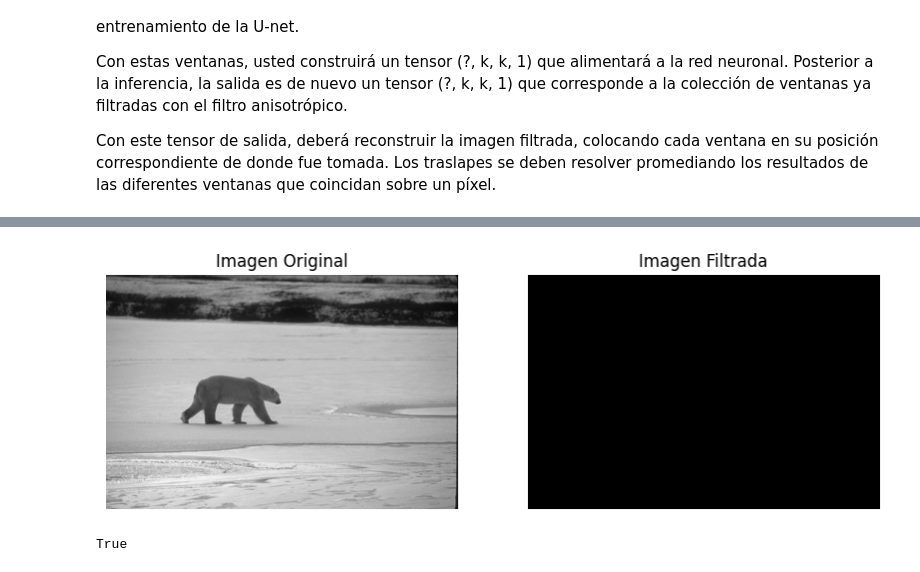
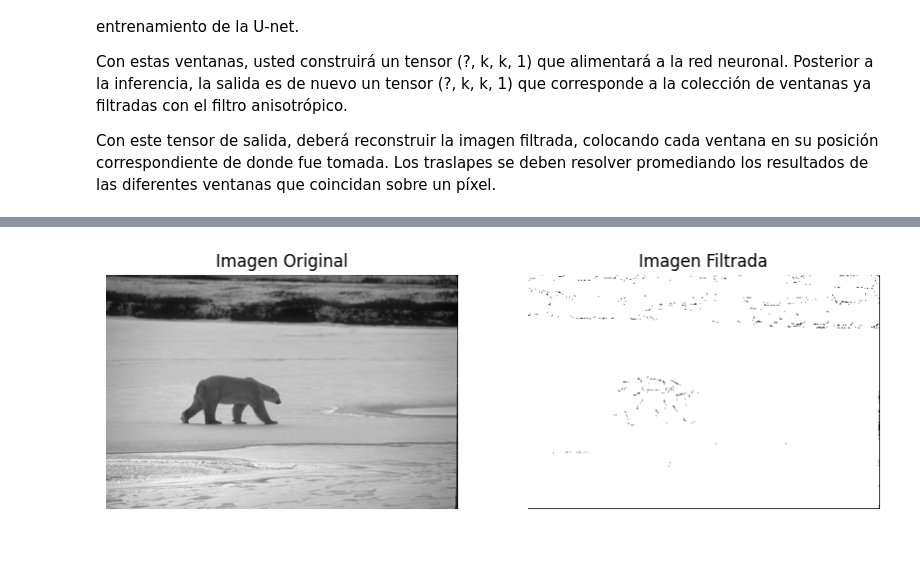
Before and after one commit to JuanCarlosBajan/Lab03_VC_UVG, a Jupyter notebook: lab3.ipynb, the cells around one changed output, grey strips where cells are left out. Cells and saved outputs as stored; diff of their text form; code cells hidden in the pictures.

Commit message:
new model

```diff
--- a/lab3.ipynb
+++ b/lab3.ipynb
@@ -285,8 +285,7 @@ Con este tensor de salida, deberá reconstruir la imagen filtrada, colocando cad
 # %%
 from tensorflow.keras.models import load_model
 import matplotlib.pyplot as plt
-from tensorflow.keras.models import load_model
-import matplotlib.pyplot as plt
+import cv2
 
 def dividir_en_ventanas(imagen, tamano_ventana):
     """Divide la imagen en ventanas de tamaño `tamano_ventana`."""
@@ -312,10 +311,10 @@ def reconstruir_imagen(tamano_imagen, tamano_ventana, ventanas_filtradas, posici
     return np.clip(imagen_reconstruida, 0, 255).astype(np.uint8)
 
 # Cargar el modelo entrenado
-model = load_model('unet_model.h5')
+model = load_model('unet_model_2.h5')
 
 # Cargar una imagen de test en escala de grises
-imagen_test_path = '/content/Descargas_BSDS500/imgs/100007.jpg'
+imagen_test_path = './Descargas_BSDS500/imgs/100007.jpg'
 imagen_test = cv2.imread(imagen_test_path, cv2.IMREAD_GRAYSCALE)
 
 tamano_ventana = 32  # Debe ser el mismo tamaño que el utilizado durante el entrenamiento
@@ -340,2 +339 @@ plt.show()
-[figure, old version]
+[figure, new version]
-True
```
Also changed, not shown: parts of 6 cells of this notebook, 3 other files.
